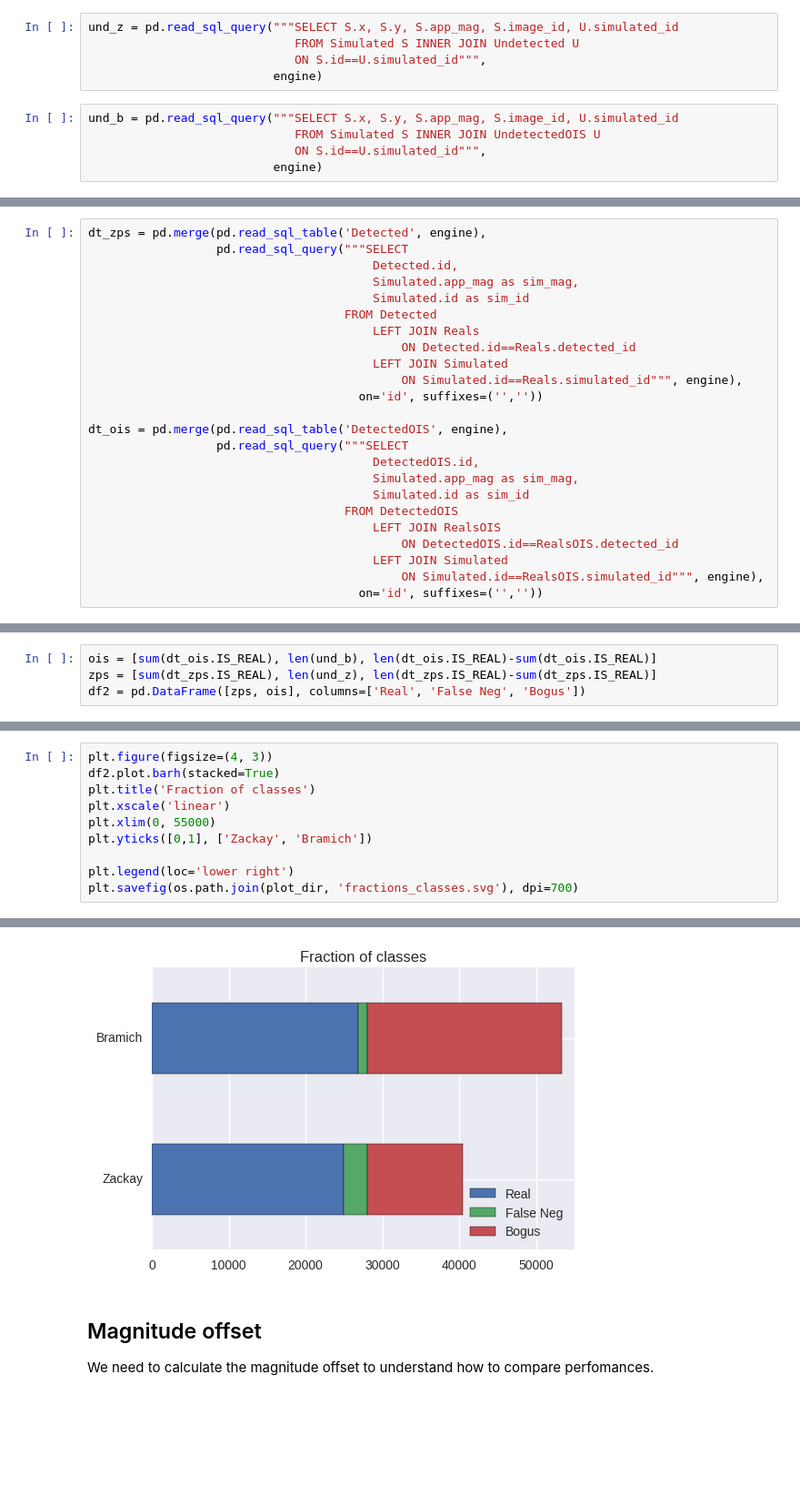
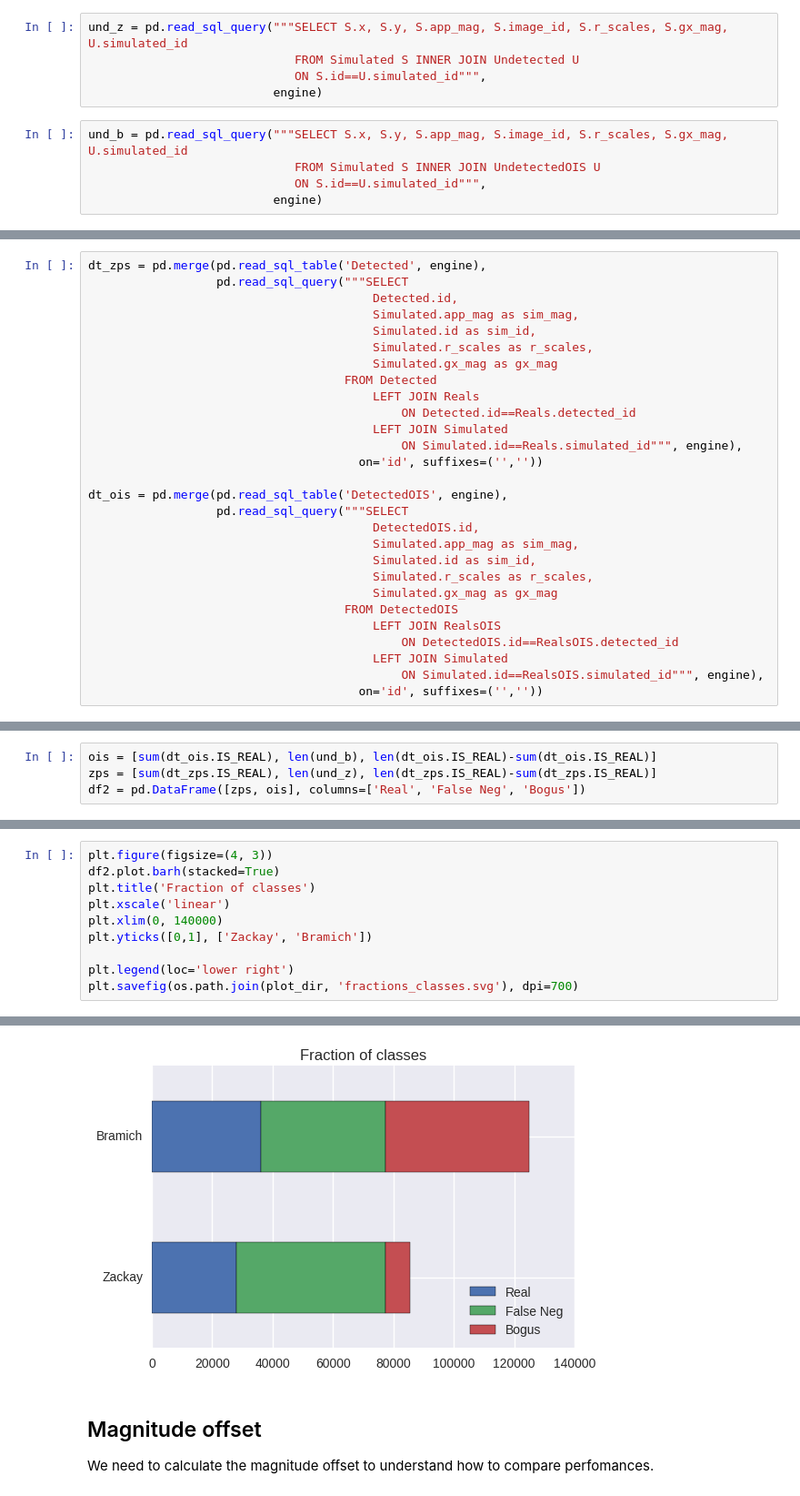
Before and after one commit to BrunoSanchez/RBMLearning, a Jupyter notebook: Plots.ipynb, the cells around one changed output, grey strips where cells are left out. Shown at 91% size. Cells and saved outputs as stored; diff of their text form; blank space fills up the shorter version.

```diff
--- a/Plots.ipynb
+++ b/Plots.ipynb
@@ -28,12 +28,12 @@ Asking to the database for the undetected objects (False Negatives)
 # %%
 simulated = pd.read_sql_query("""SELECT * FROM Simulated""", engine)
 # %%
-und_z = pd.read_sql_query("""SELECT S.x, S.y, S.app_mag, S.image_id, U.simulated_id
+und_z = pd.read_sql_query("""SELECT S.x, S.y, S.app_mag, S.image_id, S.r_scales, S.gx_mag, U.simulated_id
                              FROM Simulated S INNER JOIN Undetected U
                              ON S.id==U.simulated_id""",
                           engine)
 # %%
-und_b = pd.read_sql_query("""SELECT S.x, S.y, S.app_mag, S.image_id, U.simulated_id
+und_b = pd.read_sql_query("""SELECT S.x, S.y, S.app_mag, S.image_id, S.r_scales, S.gx_mag, U.simulated_id
                              FROM Simulated S INNER JOIN UndetectedOIS U
                              ON S.id==U.simulated_id""",
                           engine)
@@ -44,7 +44,9 @@ dt_zps = pd.merge(pd.read_sql_table('Detected', engine),
                   pd.read_sql_query("""SELECT
                                         Detected.id,
                                         Simulated.app_mag as sim_mag,
-                                        Simulated.id as sim_id
+                                        Simulated.id as sim_id,
+                                        Simulated.r_scales as r_scales,
+                                        Simulated.gx_mag as gx_mag
                                     FROM Detected
                                         LEFT JOIN Reals
                                             ON Detected.id==Reals.detected_id
@@ -56,7 +58,9 @@ dt_ois = pd.merge(pd.read_sql_table('DetectedOIS', engine),
                   pd.read_sql_query("""SELECT
                                         DetectedOIS.id,
                                         Simulated.app_mag as sim_mag,
-                                        Simulated.id as sim_id
+                                        Simulated.id as sim_id,
+                                        Simulated.r_scales as r_scales,
+                                        Simulated.gx_mag as gx_mag
                                     FROM DetectedOIS
                                         LEFT JOIN RealsOIS
                                             ON DetectedOIS.id==RealsOIS.detected_id
@@ -91,16 +95,16 @@ print df2
 # %%
 plt.figure(figsize=(4, 3))
 df2.plot.barh(stacked=True)
 plt.title('Fraction of classes')
 plt.xscale('linear')
-plt.xlim(0, 55000)
+plt.xlim(0, 140000)
 plt.yticks([0,1], ['Zackay', 'Bramich'])
 
 plt.legend(loc='lower right')
 plt.savefig(os.path.join(plot_dir, 'fractions_classes.svg'), dpi=700)
 # %% [output]
 <matplotlib.figure.Figure at 0x...>
-[figure, old version]
+[figure, new version]
 # %% [markdown]
 ## Magnitude offset
 
```
Also changed, not shown: parts of 38 cells of this notebook.
